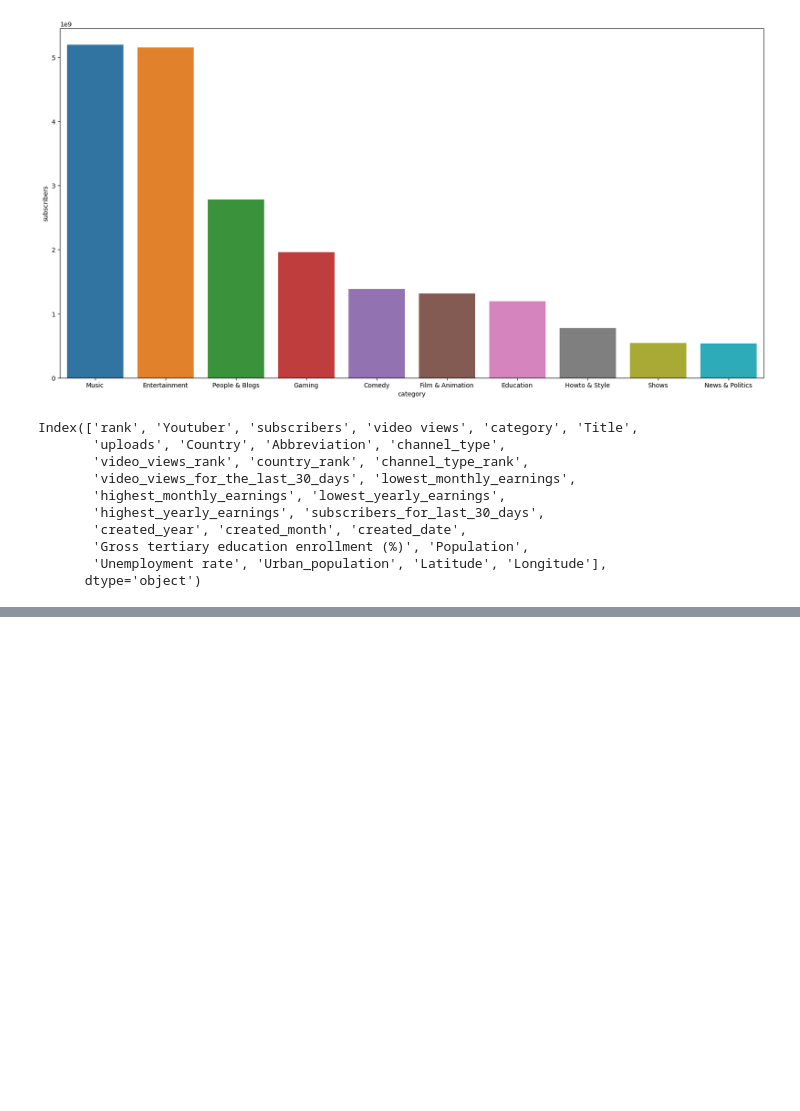
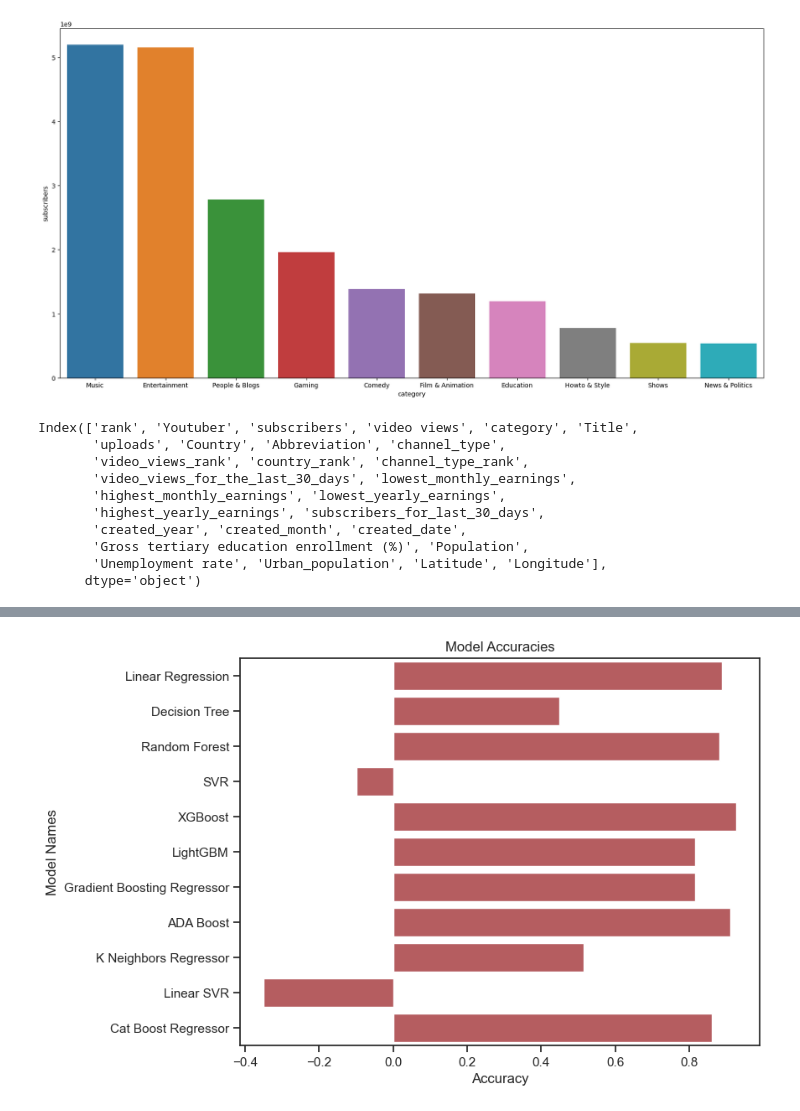
Before and after one commit to mynamescheff/jutuber, a Jupyter notebook: yt.ipynb, the cells around one changed output, grey strips where cells are left out. Cells and saved outputs as stored; diff of their text form; code cells hidden in the pictures; blank space fills up the shorter version.

Commit message:
updated with a model

```diff
--- a/yt.ipynb
+++ b/yt.ipynb
@@ -138,0 +191,3 @@ Index(['rank', 'Youtuber', 'subscribers', 'video views', 'category', 'Title',
+# %%
+cat_cols = df_model.select_dtypes(include=['object']).columns
+num_cols = df_model.select_dtypes(exclude=['object']).columns
@@ -138,0 +212,9 @@ Index(['rank', 'Youtuber', 'subscribers', 'video views', 'category', 'Title',
+# %%
+#select target variable for a model to predict
+y = df_model['monthly_earnings']
+#select features
+X = df_model.drop(['monthly_earnings'], axis=1)
+# %%
+#split data into train and test
+from sklearn.model_selection import train_test_split
+X_train, X_test, y_train, y_test = train_test_split(X, y, test_size=0.2, random_state=42)
@@ -138,0 +245,17 @@ Index(['rank', 'Youtuber', 'subscribers', 'video views', 'category', 'Title',
+# %%
+Name = ['Linear Regression','Decision Tree','Random Forest','SVR','XGBoost','LightGBM','Gradient Boosting Regressor' ,'ADA Boost' ,'K Neighbors Regressor','Linear SVR','Cat Boost Regressor']
+accuracy = []
+for name, model in models.items():
+    model.fit(X_train, y_train)
+    y_pred = model.predict(X_test)
+
+    mse = mean_squared_error(y_test, y_pred)
+    mae = mean_absolute_error(y_test, y_pred)
+    r2 = r2_score(y_test, y_pred)
+
+    print(f"Results for {name}:")
+    print("Mean Squared Error (MSE):", mse)
+    print("Mean Absolute Error (MAE):", mae)
+    print("R-squared Score:", r2)
+    accuracy.append(r2)
+    print()
@@ -138,0 +311,15 @@ Index(['rank', 'Youtuber', 'subscribers', 'video views', 'category', 'Title',
+# %%
+data = pd.DataFrame({"Names": Name, "Accuracies": accuracy})
+
+sns.set(style="ticks")
+plt.figure(figsize=(8, 6))
+
+sns.barplot(x="Accuracies", y="Names", data=data, color="r")
+
+plt.xlabel("Accuracy")
+plt.ylabel("Model Names")
+plt.title("Model Accuracies")
+
+plt.show()
+# %% [output]
+[figure, added]
```
Also changed, not shown: parts of 12 cells of this notebook, 4 other files.
